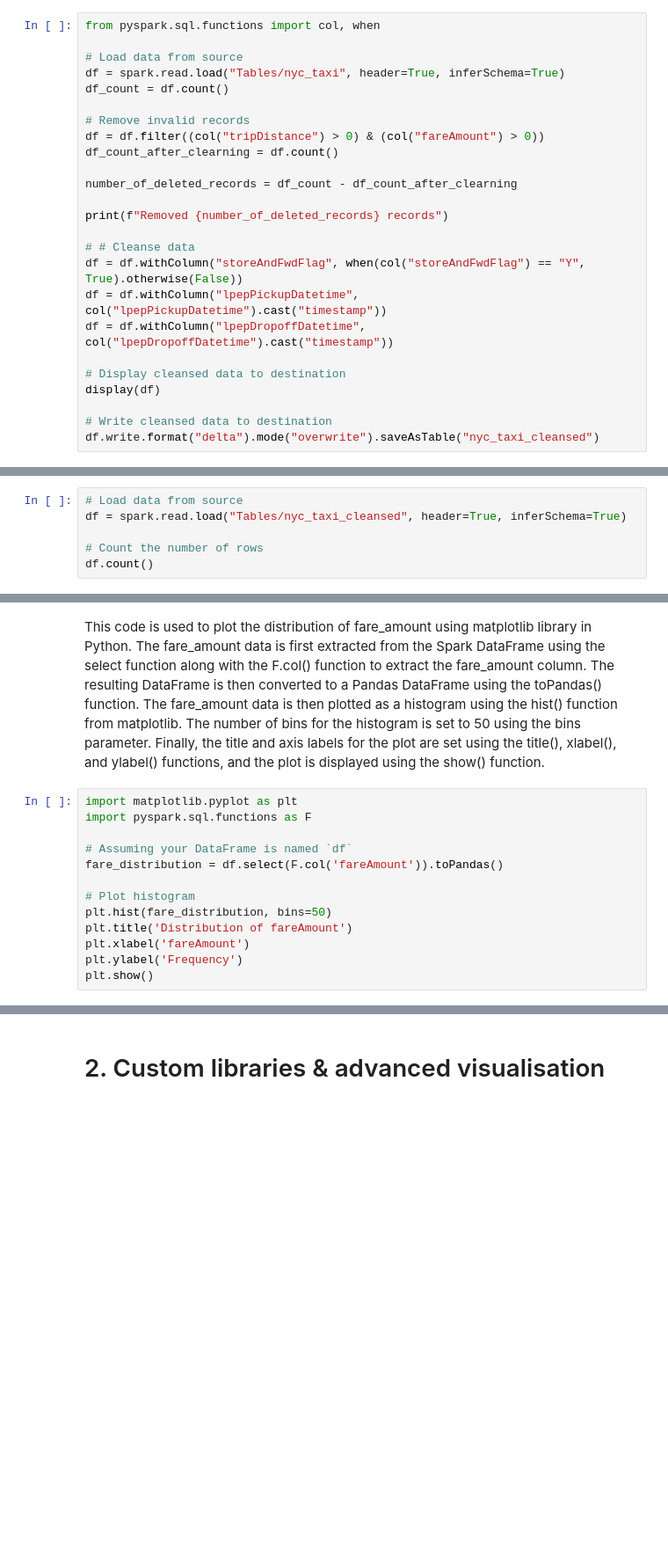
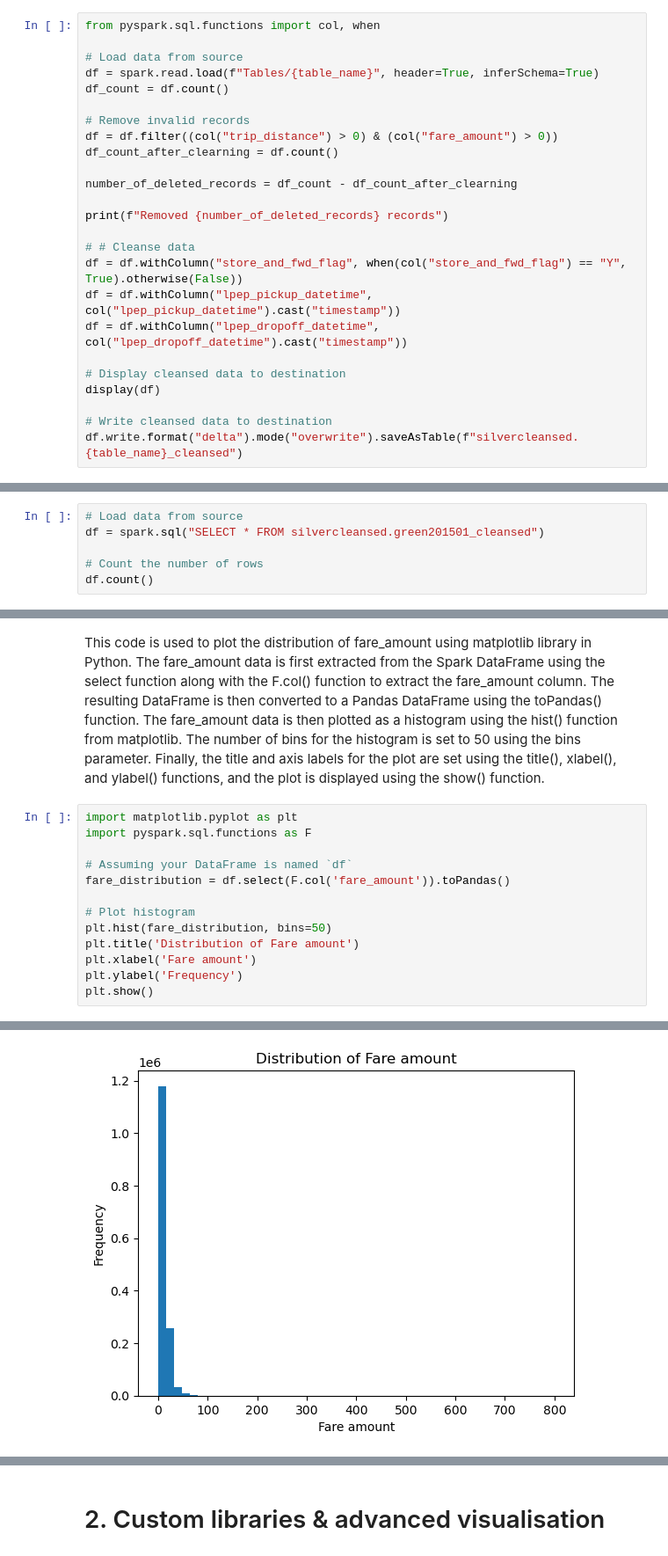
Before and after one commit to ekote/Build-Your-First-End-to-End-Lakehouse-Solution, a Jupyter notebook: exercise-2/notebook-2.ipynb, the cells around one changed output, grey strips where cells are left out. Shown at 88% size. Saved outputs shown, nothing was run; the diff lists cells and outputs as text; blank space fills up the shorter version.

```diff
--- a/exercise-2/notebook-2.ipynb
+++ b/exercise-2/notebook-2.ipynb
@@ -46,11 +101,11 @@ This scenario demonstrates the importance of data cleansing and filtering to ens
 from pyspark.sql.functions import col, when
 
 # Load data from source
-df = spark.read.load("Tables/nyc_taxi", header=True, inferSchema=True)
+df = spark.read.load(f"Tables/{table_name}", header=True, inferSchema=True)
 df_count = df.count()
 
 # Remove invalid records
-df = df.filter((col("tripDistance") > 0) & (col("fareAmount") > 0))
+df = df.filter((col("trip_distance") > 0) & (col("fare_amount") > 0))
 df_count_after_clearning = df.count()
 
 number_of_deleted_records = df_count - df_count_after_clearning
@@ -58,12 +113,12 @@ number_of_deleted_records = df_count - df_count_after_clearning
 print(f"Removed {number_of_deleted_records} records")
 
 # # Cleanse data
-df = df.withColumn("storeAndFwdFlag", when(col("storeAndFwdFlag") == "Y", True).otherwise(False))
-df = df.withColumn("lpepPickupDatetime", col("lpepPickupDatetime").cast("timestamp"))
-df = df.withColumn("lpepDropoffDatetime", col("lpepDropoffDatetime").cast("timestamp"))
+df = df.withColumn("store_and_fwd_flag", when(col("store_and_fwd_flag") == "Y", True).otherwise(False))
+df = df.withColumn("lpep_pickup_datetime", col("lpep_pickup_datetime").cast("timestamp"))
+df = df.withColumn("lpep_dropoff_datetime", col("lpep_dropoff_datetime").cast("timestamp"))
 
 # Display cleansed data to destination
 display(df)
 
 # Write cleansed data to destination
-df.write.format("delta").mode("overwrite").saveAsTable("nyc_taxi_cleansed")
+df.write.format("delta").mode("overwrite").saveAsTable(f"silvercleansed.{table_name}_cleansed")
@@ -74,7 +133,7 @@ Exploratory data analysis (EDA) is a common scenario for data engineers. EDA is
 `df.count()` is a Spark DataFrame API function that returns the number of rows in the DataFrame. It is a convenient way to quickly determine the size of the DataFrame without having to iterate over all the rows manually. The function is an action in Spark, meaning it triggers a computation that counts the number of rows in the DataFrame and returns the result. It is useful for getting a quick overview of the data size and checking if any rows are missing or dropped during data processing. However, it should be used with caution on large datasets, as it can be a costly operation that requires significant computational resources.
 # %%
 # Load data from source
-df = spark.read.load("Tables/nyc_taxi_cleansed", header=True, inferSchema=True)
+df = spark.sql("SELECT * FROM silvercleansed.green201501_cleansed")
 
 # Count the number of rows
 df.count()
@@ -143,11 +276,12 @@ import matplotlib.pyplot as plt
 import pyspark.sql.functions as F
 
 # Assuming your DataFrame is named `df`
-fare_distribution = df.select(F.col('fareAmount')).toPandas()
+fare_distribution = df.select(F.col('fare_amount')).toPandas()
 
 # Plot histogram
 plt.hist(fare_distribution, bins=50)
-plt.title('Distribution of fareAmount')
-plt.xlabel('fareAmount')
+plt.title('Distribution of Fare amount')
+plt.xlabel('Fare amount')
 plt.ylabel('Frequency')
 plt.show()
+# %% [output]
@@ -154,3 +289,4 @@ plt.show()
+[figure, added]
 # %% [markdown]
 ## Scatter chart
 
```
Also changed, not shown: parts of 31 cells of this notebook, 1 other file.
